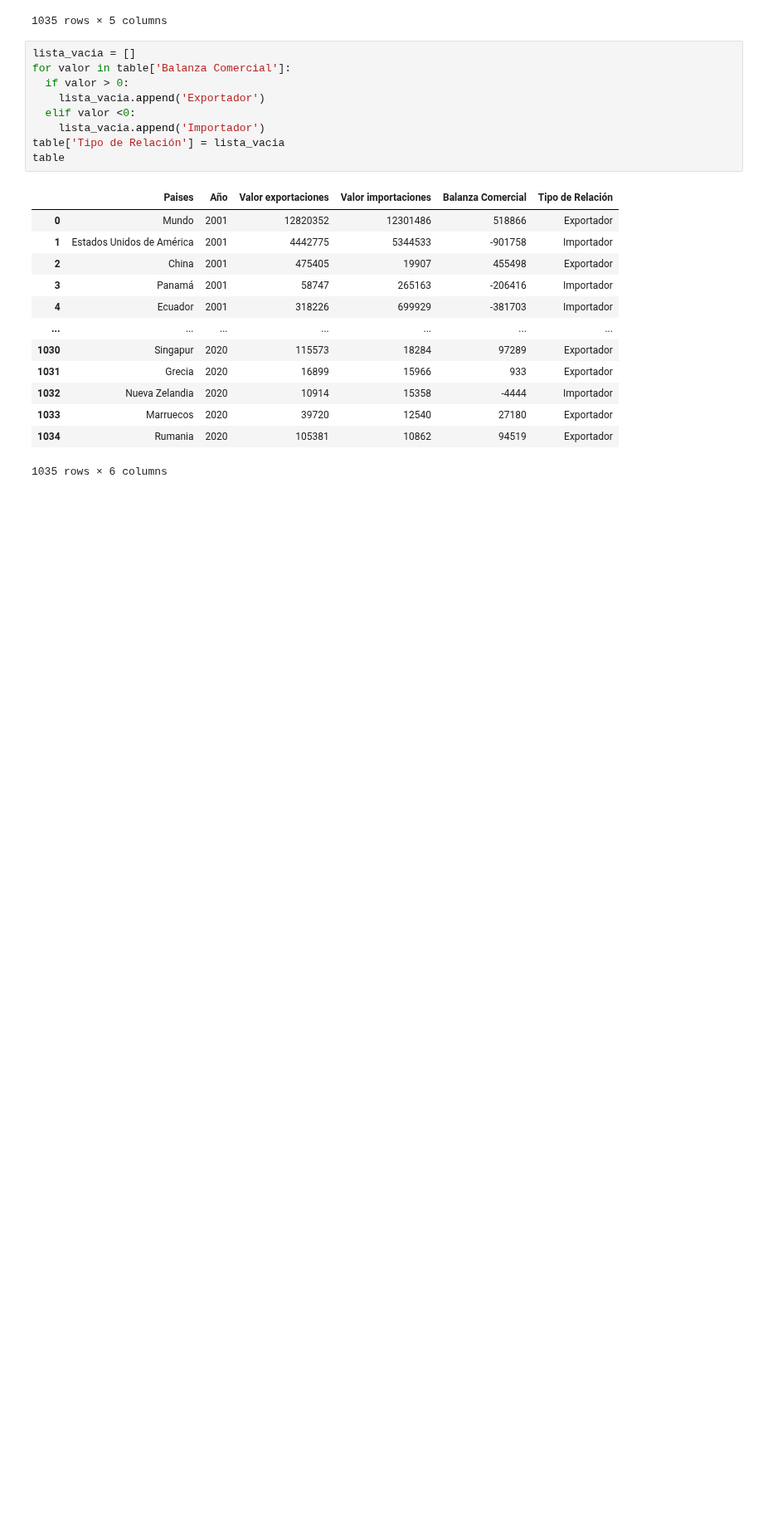
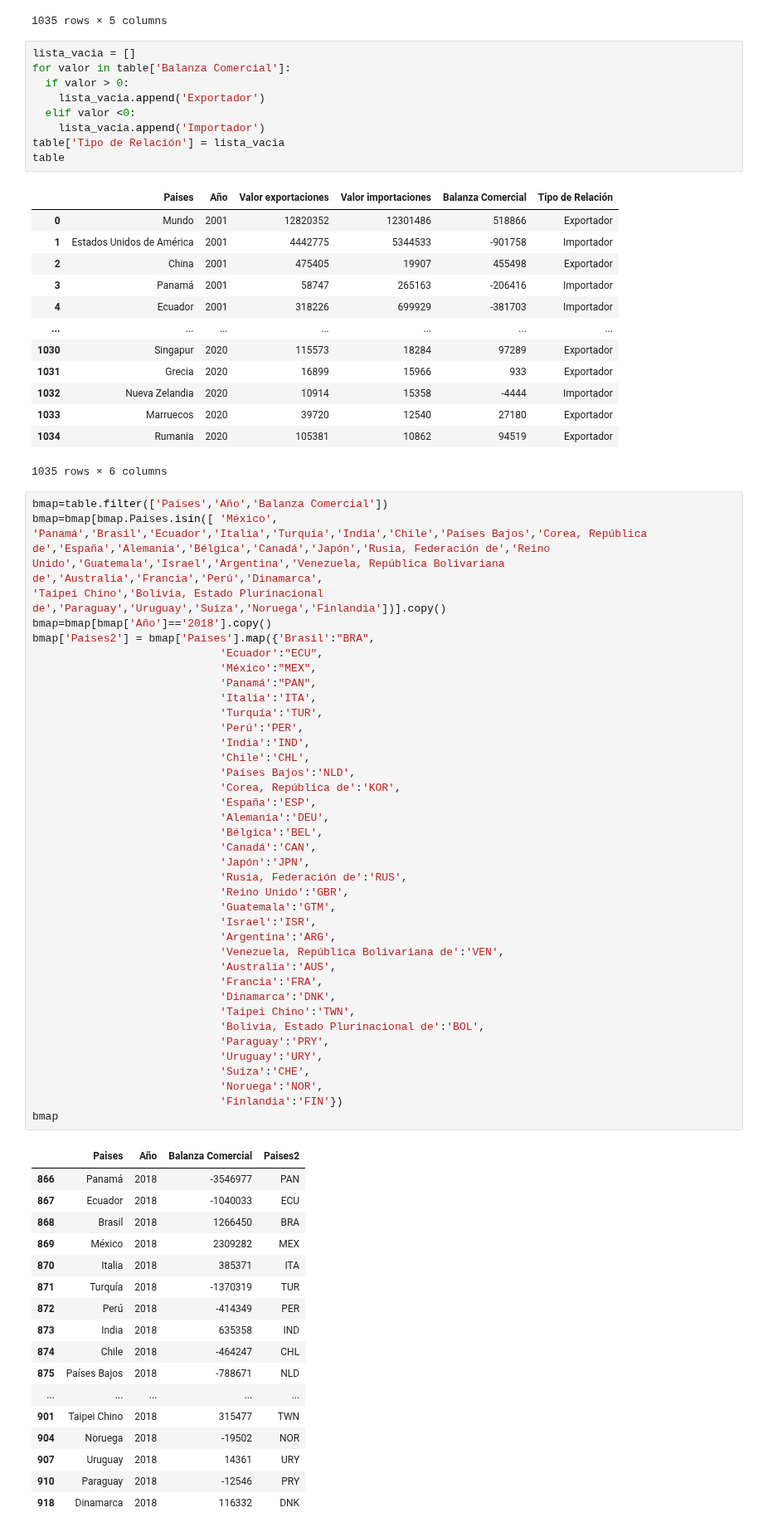
Before and after one commit to LuchoValr/Semillero, a Jupyter notebook: Proyecto_semillero_Avance1.ipynb, the cells around one changed output. Shown at 83% size. Drawn from its saved outputs; the diff is of its cells as text; blank space fills up the shorter version.

```diff
--- a/Proyecto_semillero_Avance1.ipynb
+++ b/Proyecto_semillero_Avance1.ipynb
@@ -400,3 +400,59 @@ table
 | 1033 | Marruecos | 2020 | 39720 | 12540 | 27180 | Exportador |
 | 1034 | Rumania | 2020 | 105381 | 10862 | 94519 | Exportador |
 1035 rows × 6 columns
+# %%
+bmap=table.filter(['Paises','Año','Balanza Comercial'])
+bmap=bmap[bmap.Paises.isin([ 'México', 'Panamá','Brasil','Ecuador','Italia','Turquía','India','Chile','Países Bajos','Corea, República de','España','Alemania','Bélgica','Canadá','Japón','Rusia, Federación de','Reino Unido','Guatemala','Israel','Argentina','Venezuela, República Bolivariana de','Australia','Francia','Perú','Dinamarca',
+'Taipei Chino','Bolivia, Estado Plurinacional de','Paraguay','Uruguay','Suiza','Noruega','Finlandia'])].copy()
+bmap=bmap[bmap['Año']=='2018'].copy()
+bmap['Paises2'] = bmap['Paises'].map({'Brasil':"BRA",
+                             'Ecuador':"ECU",
+                             'México':"MEX",
+                             'Panamá':"PAN",
+                             'Italia':'ITA',
+                             'Turquía':'TUR',
+                             'Perú':'PER',
+                             'India':'IND',
+                             'Chile':'CHL',
+                             'Países Bajos':'NLD',
+                             'Corea, República de':'KOR',
+                             'España':'ESP',
+                             'Alemania':'DEU',
+                             'Bélgica':'BEL',
+                             'Canadá':'CAN',
+                             'Japón':'JPN',
+                             'Rusia, Federación de':'RUS',
+                             'Reino Unido':'GBR',
+                             'Guatemala':'GTM',
+                             'Israel':'ISR',
+                             'Argentina':'ARG',
+                             'Venezuela, República Bolivariana de':'VEN',
+                             'Australia':'AUS',
+                             'Francia':'FRA',
+                             'Dinamarca':'DNK',
+                             'Taipei Chino':'TWN',
+                             'Bolivia, Estado Plurinacional de':'BOL',
+                             'Paraguay':'PRY',
+                             'Uruguay':'URY',
+                             'Suiza':'CHE',
+                             'Noruega':'NOR',
+                             'Finlandia':'FIN'})
+bmap
+# %% [output]
+|  | Paises | Año | Balanza Comercial | Paises2 |
+| 866 | Panamá | 2018 | -3546977 | PAN |
+| 867 | Ecuador | 2018 | -1040033 | ECU |
+| 868 | Brasil | 2018 | 1266450 | BRA |
+| 869 | México | 2018 | 2309282 | MEX |
+| 870 | Italia | 2018 | 385371 | ITA |
+| 871 | Turquía | 2018 | -1370319 | TUR |
+| 872 | Perú | 2018 | -414349 | PER |
+| 873 | India | 2018 | 635358 | IND |
+| 874 | Chile | 2018 | -464247 | CHL |
+| 875 | Países Bajos | 2018 | -788671 | NLD |
+| ... | ... | ... | ... | ... |
+| 901 | Taipei Chino | 2018 | 315477 | TWN |
+| 904 | Noruega | 2018 | -19502 | NOR |
+| 907 | Uruguay | 2018 | 14361 | URY |
+| 910 | Paraguay | 2018 | -12546 | PRY |
+| 918 | Dinamarca | 2018 | 116332 | DNK |
```
Also changed, not shown: parts of 2 cells of this notebook.
